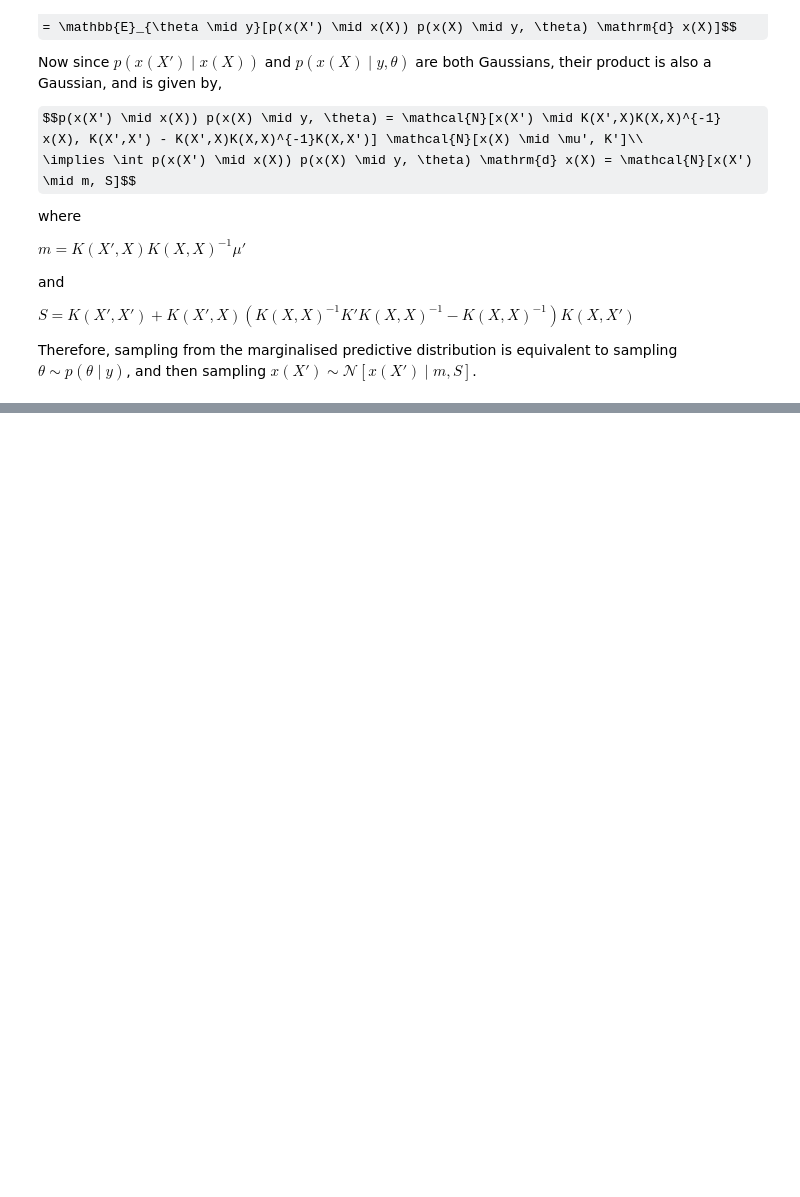
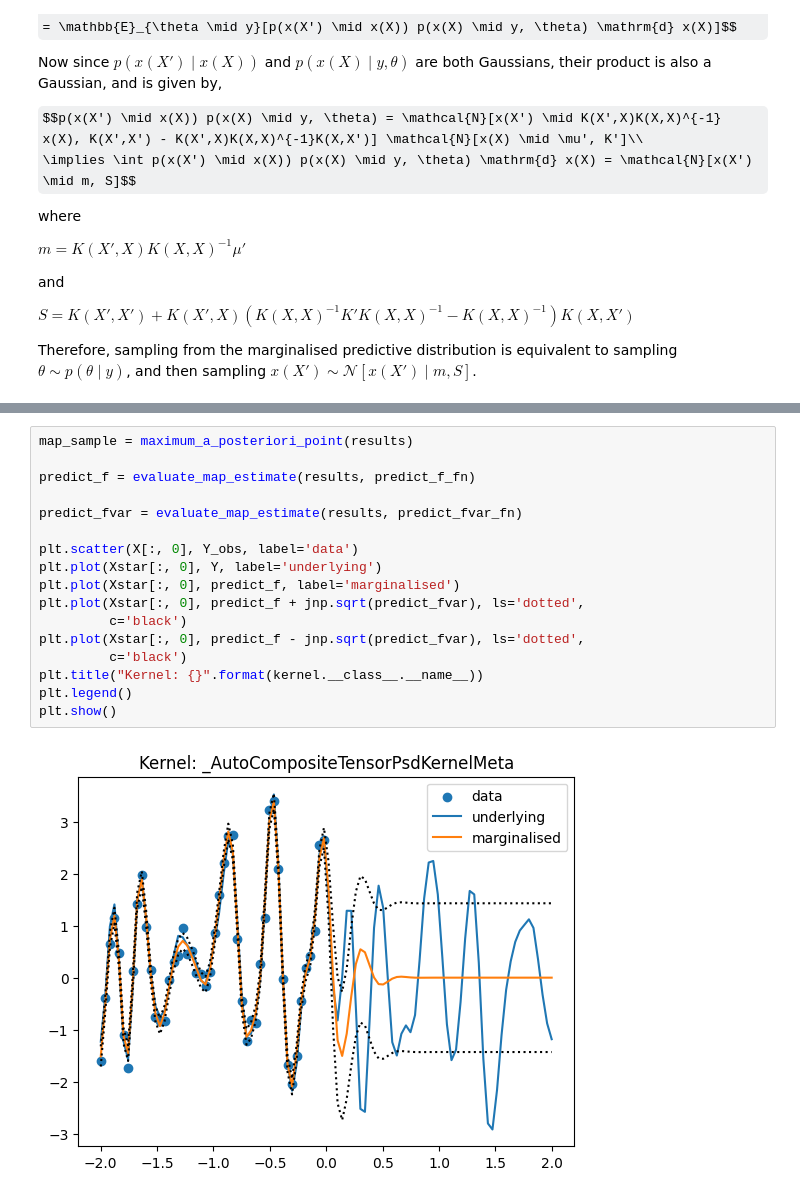
Before and after one commit to Joshuaalbert/jaxns, a Jupyter notebook: docs/examples/gaussian_process_marginalisation_spectral.ipynb, the cells around one changed output, grey strips where cells are left out. Drawn from its saved outputs; the diff is of its cells as text; some formulas as TeX source; blank space fills up the shorter version.

```diff
--- a/docs/examples/gaussian_process_marginalisation_spectral.ipynb
+++ b/docs/examples/gaussian_process_marginalisation_spectral.ipynb
@@ -263,0 +258,19 @@ WARNING[2023-07-16 11:22:22,120]: No artists with labels found to put in legend.
+# %%
+map_sample = maximum_a_posteriori_point(results)
+
+predict_f = evaluate_map_estimate(results, predict_f_fn)
+
+predict_fvar = evaluate_map_estimate(results, predict_fvar_fn)
+
+plt.scatter(X[:, 0], Y_obs, label='data')
+plt.plot(Xstar[:, 0], Y, label='underlying')
+plt.plot(Xstar[:, 0], predict_f, label='marginalised')
+plt.plot(Xstar[:, 0], predict_f + jnp.sqrt(predict_fvar), ls='dotted',
+         c='black')
+plt.plot(Xstar[:, 0], predict_f - jnp.sqrt(predict_fvar), ls='dotted',
+         c='black')
+plt.title("Kernel: {}".format(kernel.__class__.__name__))
+plt.legend()
+plt.show()
+# %% [output]
+[figure, added]
```
Also changed, not shown: parts of 4 cells of this notebook, 4 other files.
